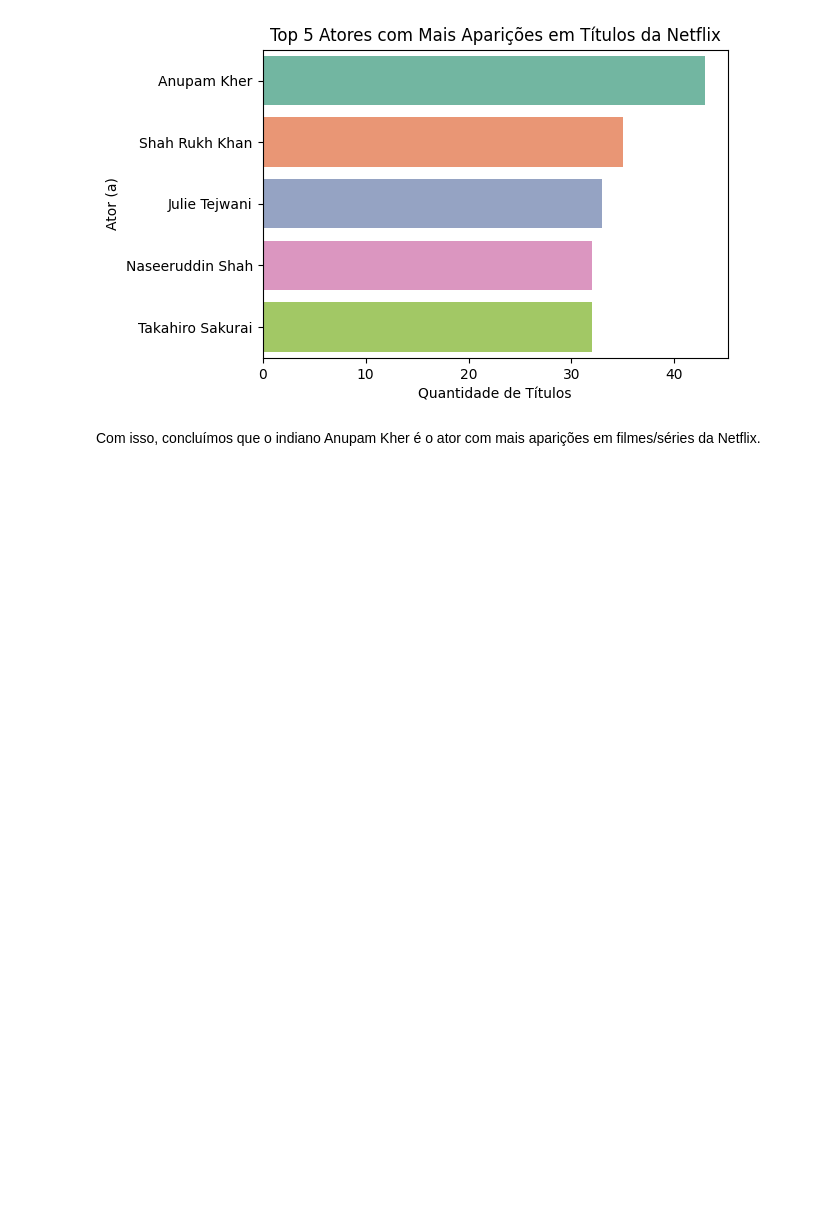
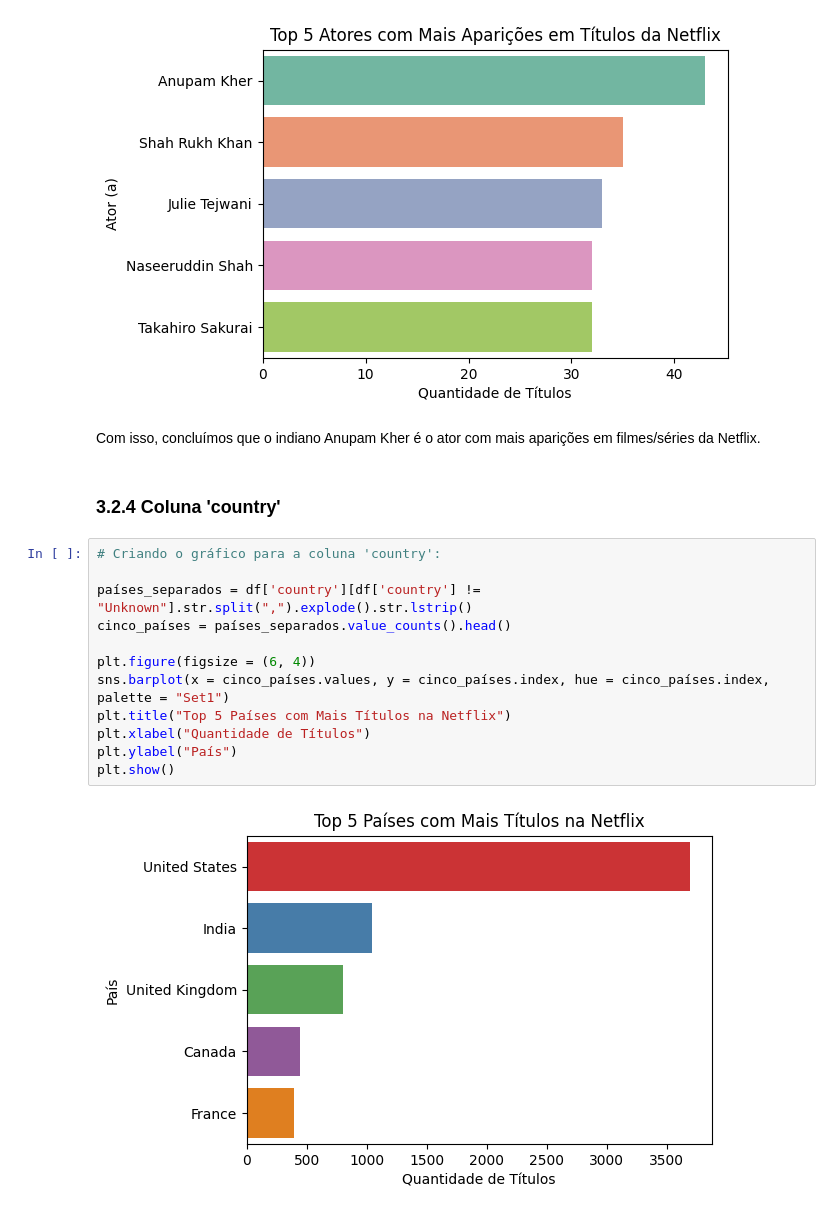
Before and after one commit to mendes078/Projeto_2025.2, a Jupyter notebook: Projeto - 2025.2/main.ipynb, the cells around one changed output. Cells and saved outputs as stored; diff of their text form; blank space fills up the shorter version.

Commit message:
6.5 - continuação dos gráficos
Continuação da criação dos gráficos. Desta vez com gráficos das colunas 'release_year', 'country' e 'rating'.

```diff
--- a/Projeto - 2025.2/main.ipynb
+++ b/Projeto - 2025.2/main.ipynb
@@ -416,3 +418,19 @@ plt.show()
 [figure]
 # %% [markdown]
 Com isso, concluímos que o indiano Anupam Kher é o ator com mais aparições em filmes/séries da Netflix.
+# %% [markdown]
+### 3.2.4 Coluna 'country'
+# %%
+# Criando o gráfico para a coluna 'country':
+
+países_separados = df['country'][df['country'] != "Unknown"].str.split(",").explode().str.lstrip()
+cinco_países = países_separados.value_counts().head()
+
+plt.figure(figsize = (6, 4))
+sns.barplot(x = cinco_países.values, y = cinco_países.index, hue = cinco_países.index, palette = "Set1")
+plt.title("Top 5 Países com Mais Títulos na Netflix")
+plt.xlabel("Quantidade de Títulos")
+plt.ylabel("País")
+plt.show()
+# %% [output]
+[figure, added]
```
Also changed, not shown: parts of 9 cells of this notebook.
